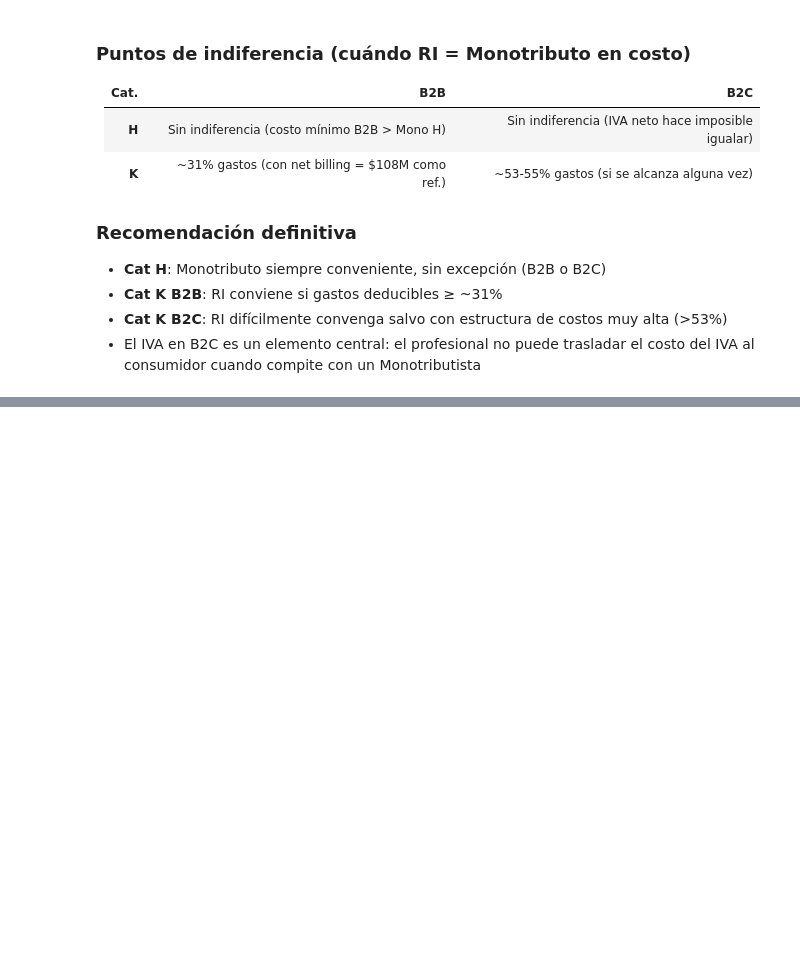
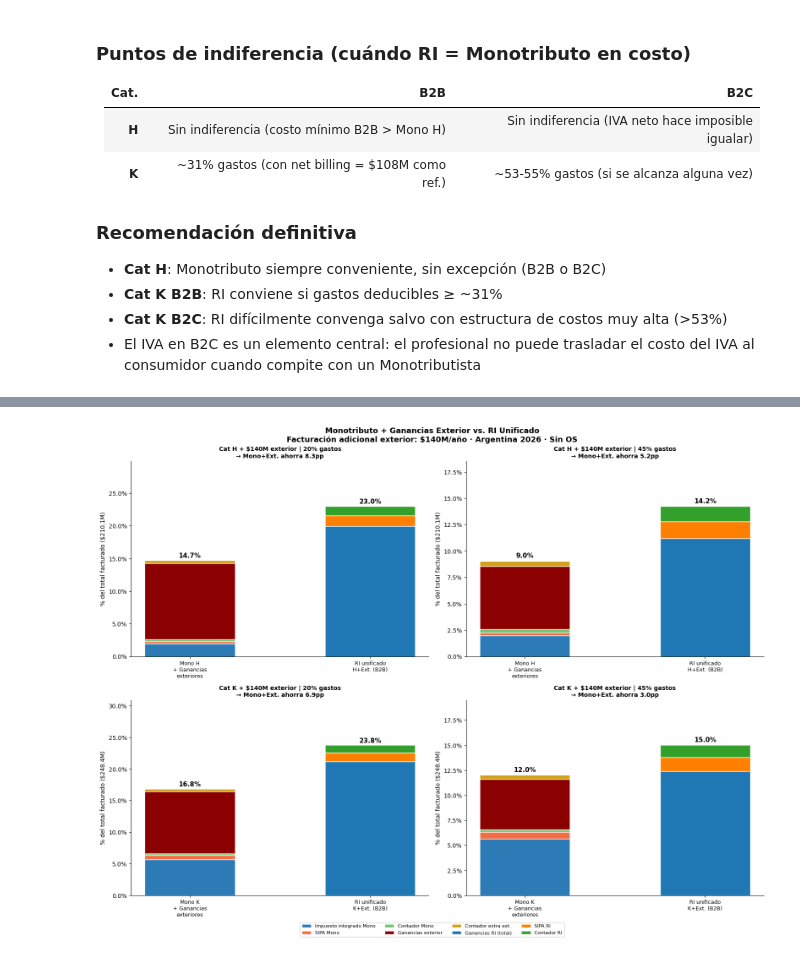
Before and after one commit to abenassi/analisis-fiscal, a Jupyter notebook: analisis_regimenes_fiscales.ipynb, the cells around one changed output, grey strips where cells are left out. Saved outputs shown, nothing was run; the diff lists cells and outputs as text; code cells hidden in the pictures; blank space fills up the shorter version.

```diff
--- a/analisis_regimenes_fiscales.ipynb
+++ b/analisis_regimenes_fiscales.ipynb
@@ -1765,0 +2030,80 @@ En B2C, el profesional factura $108M al consumidor (IVA incluido) pero:
+# %%
+# ─────────────────────────────────────────────────────────────────────
+# Descomposición por componente: Mono+ext vs RI unificado
+# ─────────────────────────────────────────────────────────────────────
+fig, axes = plt.subplots(2, 2, figsize=(16, 12))
+
+for row_i, cat in enumerate(['H', 'K']):
+    billing_local = MONO[cat]['billing_anual_max']
+    total_ref = billing_local + EXTRA_EXT
+    rm = res_mono_h if cat == 'H' else res_mono_k
+
+    for col_i, pct_g in enumerate([0.20, 0.45]):
+        ax = axes[row_i][col_i]
+        rme = calcular_mono_mas_exterior(cat, pct_g)
+        riu = calcular_ri_unificado(cat, pct_g)
+
+        labels = [f'Mono {cat}\n+ Ganancias\nexteriores', f'RI unificado\n{cat}+Ext. (B2B)']
+
+        # Componentes Mono+ext
+        mono_imp_pct  = rm['impuesto_integrado_anual'] / total_ref * 100
+        mono_sipa_pct = rm['sipa_jubilacion_anual'] / total_ref * 100
+        mono_cnt_pct  = rm['contador_anual'] / total_ref * 100
+        ext_gan_pct   = rme['ganancias_ext'] / total_ref * 100
+        ext_cnt_pct   = rme['contador_extra'] / total_ref * 100
+
+        # Componentes RI unificado
+        ri_gan_pct  = riu['pct_ganancias']
+        ri_sipa_pct = riu['pct_sipa']
+        ri_cnt_pct  = riu['pct_contador']
+
+        x = [0, 1]
+        w = 0.5
+
+        # Barras apiladas Mono+ext
+        ax.bar([0], [mono_imp_pct], w, color='#2C7BB6', edgecolor='white', label='Impuesto integrado Mono')
+        ax.bar([0], [mono_sipa_pct], w, bottom=[mono_imp_pct], color='#F46D43', edgecolor='white', label='SIPA Mono')
+        ax.bar([0], [mono_cnt_pct], w, bottom=[mono_imp_pct+mono_sipa_pct], color='#74C476', edgecolor='white', label='Contador Mono')
+        ax.bar([0], [ext_gan_pct], w, bottom=[mono_imp_pct+mono_sipa_pct+mono_cnt_pct], color='#8B0000', edgecolor='white', label='Ganancias exterior')
+        ax.bar([0], [ext_cnt_pct], w, bottom=[mono_imp_pct+mono_sipa_pct+mono_cnt_pct+ext_gan_pct], color='#D4A017', edgecolor='white', label='Contador extra ext.')
+
+        # Barras apiladas RI unificado
+        ax.bar([1], [ri_gan_pct], w, color='#1F78B4', edgecolor='white', label='Ganancias RI (total)')
+        ax.bar([1], [ri_sipa_pct], w, bottom=[ri_gan_pct], color='#FF7F00', edgecolor='white', label='SIPA RI')
+        ax.bar([1], [ri_cnt_pct], w, bottom=[ri_gan_pct+ri_sipa_pct], color='#33A02C', edgecolor='white', label='Contador RI')
+
+        total_me  = rme['pct_costo']
+        total_riu = riu['pct_costo']
+        ax.text(0, total_me  + 0.2, f'{total_me:.1f}%',  ha='center', va='bottom', fontsize=11, fontweight='bold')
+        ax.text(1, total_riu + 0.2, f'{total_riu:.1f}%', ha='center', va='bottom', fontsize=11, fontweight='bold')
+
+        winner = 'Mono+Ext.' if total_me < total_riu else 'RI Unif.'
+        diff = abs(total_me - total_riu)
+        ax.set_title(f'Cat {cat} + $140M exterior | {pct_g:.0%} gastos\n→ {winner} ahorra {diff:.1f}pp',
+                     fontsize=10, fontweight='bold')
+        ax.set_xticks([0, 1])
+        ax.set_xticklabels(labels, fontsize=9)
+        ax.set_ylabel('% del total facturado ($'+f'{total_ref/1e6:.1f}M)')
+        ax.yaxis.set_major_formatter(mticker.PercentFormatter())
+        ax.set_ylim(0, max(total_me, total_riu) * 1.3)
+        ax.spines['top'].set_visible(False)
+        ax.spines['right'].set_visible(False)
+
+handles, lbls = axes[0][0].get_legend_handles_labels()
+# Deduplicate
+seen = {}
+for h, l in zip(handles, lbls):
+    if l not in seen:
+        seen[l] = h
+fig.legend(seen.values(), seen.keys(), loc='lower center', ncol=4, fontsize=8,
+           bbox_to_anchor=(0.5, -0.03))
+
+fig.suptitle('Monotributo + Ganancias Exterior vs. RI Unificado\n'
+             'Facturación adicional exterior: $140M/año · Argentina 2026 · Sin OS',
+             fontsize=13, fontweight='bold')
+plt.tight_layout()
+plt.savefig('comparativa_con_exterior.png', dpi=150, bbox_inches='tight')
+plt.show()
+print('Gráfico guardado: comparativa_con_exterior.png')
+# %% [output]
+[figure, added]
```
Also changed, not shown: parts of 7 cells of this notebook, 2 other files.
